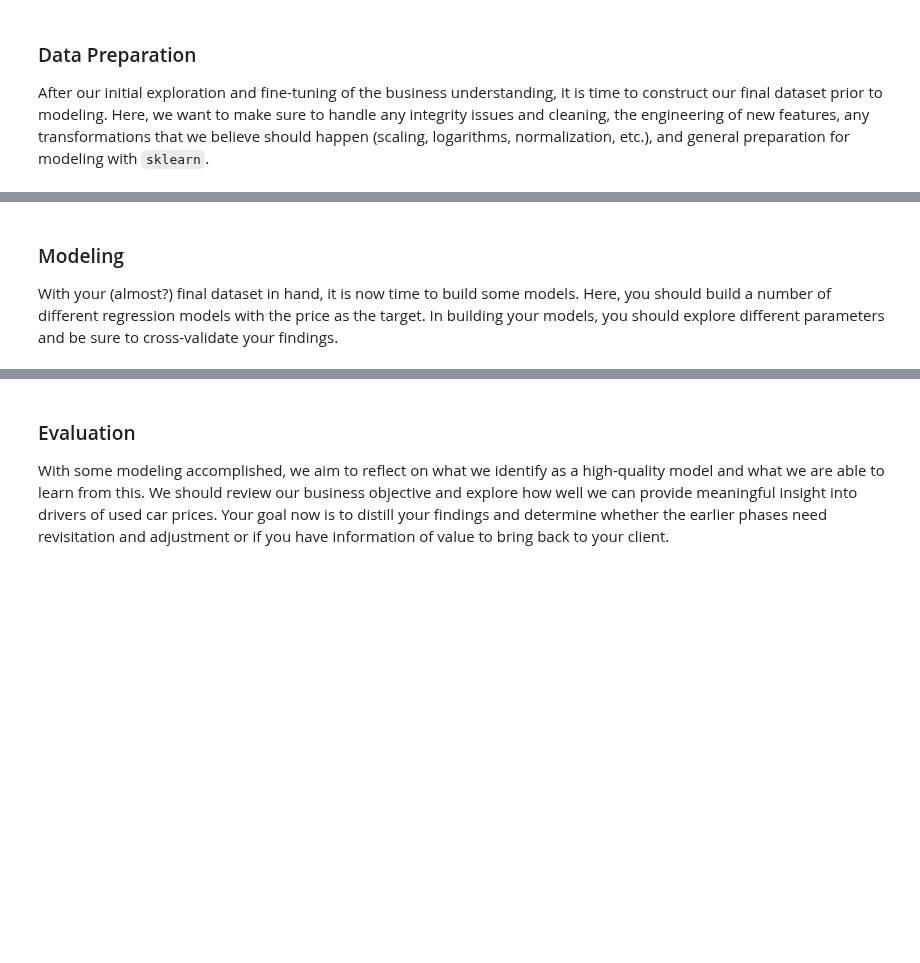
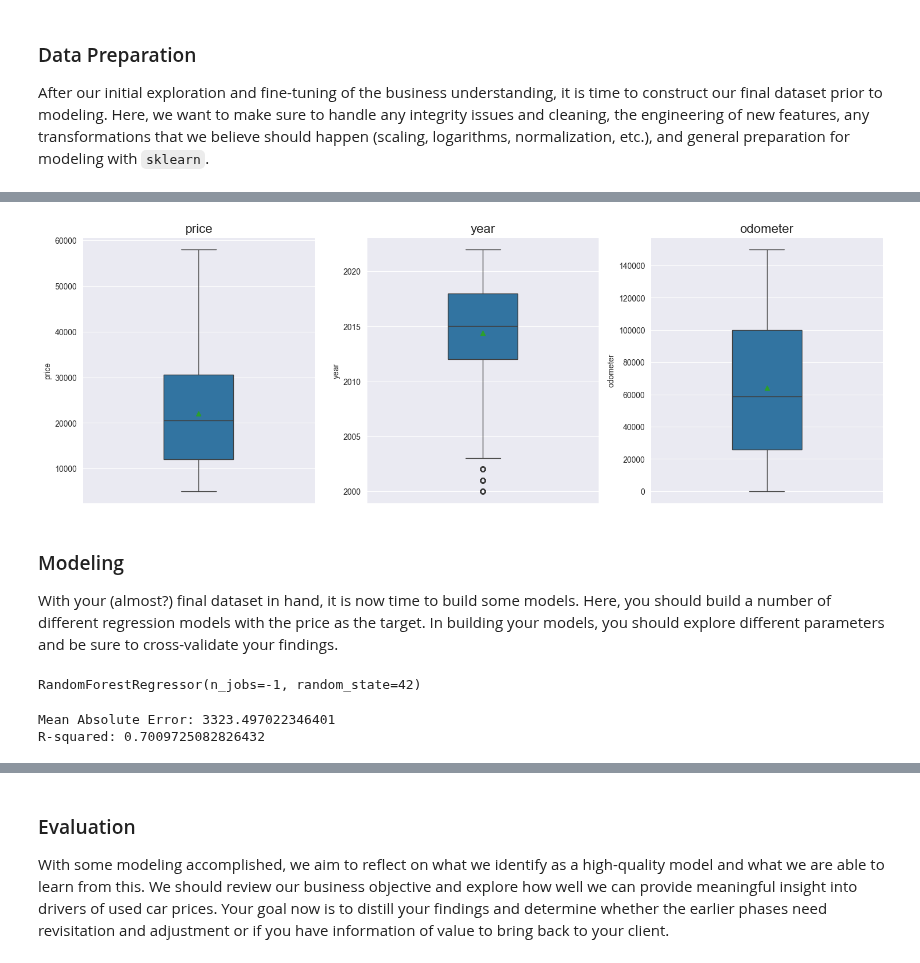
Before and after one commit to dslapelis/ML-AI-11.1, a Jupyter notebook: prompt_II.ipynb, the cells around one changed output, grey strips where cells are left out. Drawn from its saved outputs; the diff is of its cells as text; code cells hidden in the pictures; blank space fills up the shorter version.

Commit message:
Using RandomForestRegressor model

```diff
--- a/prompt_II.ipynb
+++ b/prompt_II.ipynb
@@ -166,5 +184,5 @@ data
 # %%
-high_price_values = data[data["price"] >= 500000]["price"]
-data = data.drop(high_price_values.index)
+high_price_values = data1[data1["price"] >= 58000]["price"]
+data1.drop(high_price_values.index, inplace=True)
 # %%
-data.drop(columns=["VIN"], inplace=True)
+data1.drop(columns=["VIN", "id"], inplace=True)
@@ -171,4 +209,46 @@ data.drop(columns=["VIN"], inplace=True)
+# %%
+def boxplot_outliers(data: pd.DataFrame):
+    """This function creates boxplots to check for outliers in our data
+
+    Parameters
+        data (pandas.DataFrame):
+            The dataframe to check outliers for.
+
+    Returns
+        None
+    """
+    num_vars = data.select_dtypes(include=np.number).columns.to_list()
+    plt.figure(figsize=(15, 10))
+    for i in range(0, len(num_vars)):
+        plt.subplot(2, 3, i + 1)
+        sns.boxplot(y=data[num_vars[i]], width=0.3, showmeans=True)
+        plt.tight_layout()
+        plt.title(num_vars[i], fontsize=16)
+
+    plt.show()
+    sns.reset_defaults()
+# %%
+boxplot_outliers(data1)
+# %% [output]
+[figure, added]
 # %% [markdown]
 ### Modeling
 
 With your (almost?) final dataset in hand, it is now time to build some models.  Here, you should build a number of different regression models with the price as the target.  In building your models, you should explore different parameters and be sure to cross-validate your findings.
+# %%
+X_train, X_test, y_train, y_test = train_test_split(features, target, test_size=0.3, random_state=42)
+
+model = RandomForestRegressor(n_jobs=-1, n_estimators=100, random_state=42)
+model.fit(X_train, y_train)
+# %% [output]
+RandomForestRegressor(n_jobs=-1, random_state=42)
+# %%
+y_pred = model.predict(X_test)
+mae = mean_absolute_error(y_test, y_pred)
+r2 = r2_score(y_test, y_pred)
+
+print(f"Mean Absolute Error: {mae}")
+print(f"R-squared: {r2}")
+# %% [output]
+Mean Absolute Error: 3323.497022346401
+R-squared: 0.7009725082826432
```
Also changed, not shown: parts of 20 cells of this notebook.
